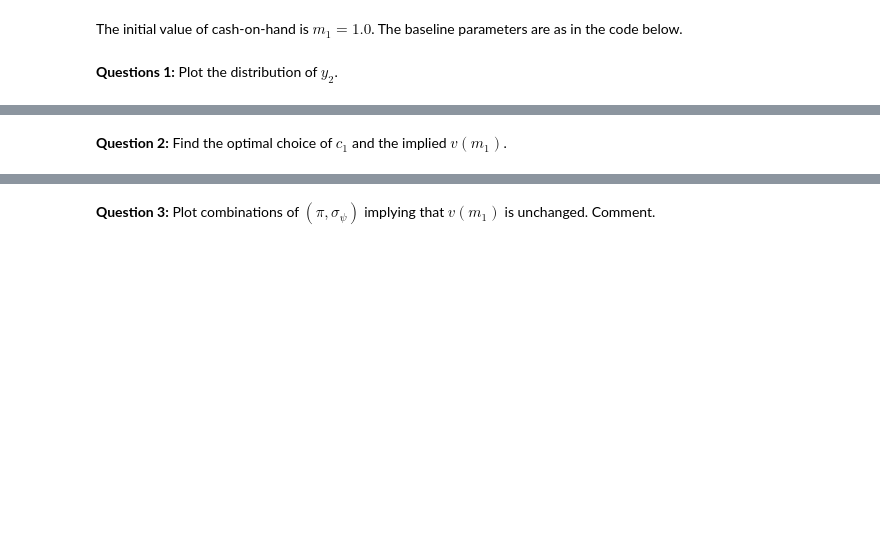
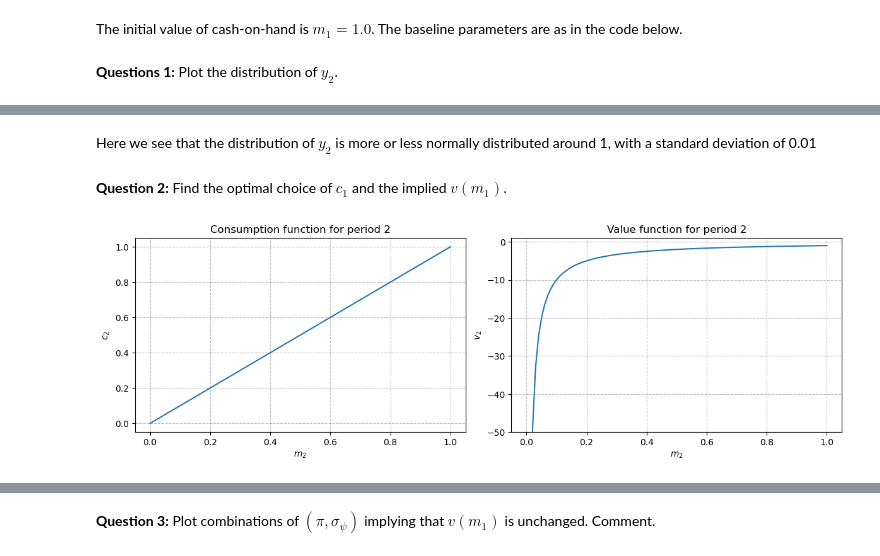
Before and after one commit to NumEconCopenhagen/projects-2023-joost-adam-og-frederik, a Jupyter notebook: examproject/re_exam_2023.ipynb, the cells around one changed output, grey strips where cells are left out. Drawn from its saved outputs; the diff is of its cells as text; code cells hidden in the pictures; blank space fills up the shorter version.

Commit message:
Description to Opg 1

```diff
--- a/examproject/re_exam_2023.ipynb
+++ b/examproject/re_exam_2023.ipynb
@@ -77,7 +78,10 @@ par.r = 0.05
 par.pi = 0.50
 par.sigma_psi = 0.10
 
-par.m1 = 2.0
+#OBS: In the model description we are told that the initial value of cash-on-hand is 1.0.
+#     However, in the baseline parameters given to us, the initial value of cash-on-hand is 2.0.
+#     We choose to set the initial value of cash-on-hand to 1.0, as this is what we are told from the model description.
+par.m1 = 1.0
 par.N = 100_000
 # %% [markdown]
 **Questions 1:** Plot the distribution of $y_2$.
@@ -107,3 +116,5 @@ print((f"Mean of y2: {mean_y2:.2f}\nMedian of y2: {median_y2:.2f}\nStd Dev of y2
+# %% [markdown]
+Here we see that the distribution of $y_2$ is more or less normally distributed around 1, with a standard deviation of 0.01
 # %% [markdown]
 **Question 2:** Find the optimal choice of $c_1$ and the implied $v(m_1)$.
 # %%
@@ -140,32 +151,34 @@ def solve_last_period(par):
     v_func = np.empty(par.N)
     c_func = np.empty(par.N)
 
     for i, m in enumerate(m_grid):
         obj = lambda c: -v_last_period(c, m, par) # Fix this line
         x0 = m / 2  # Initial guess of consumption
         result = optimize.minimize(obj, [x0], method='L-BFGS-B', bounds=((1e-8, m),))
         v_func[i] = -result.fun
-        c_func[i] = result.x[0]
+        c_func[i] = result.x
 
     return m_grid, v_func, c_func
 
 # Call the solve_last_period function
-m2_grid, v2_func, c2_func = solve_last_period(par)
+m2_grid,v2_func,c2_func = solve_last_period(par)
 
 # Setup the plots for the functions
 fig = plt.figure(figsize=(12,4))
 ax = fig.add_subplot(1,2,1)
 ax.plot(m2_grid, c2_func)
 ax.set_xlabel('$m_2$')
 ax.set_ylabel('$c_2$')
 ax.set_title('Consumption function for period 2')
 
 ax = fig.add_subplot(1,2,2)
 ax.plot(m2_grid, v2_func)
 ax.set_xlabel('$m_2$')
 ax.set_ylabel('$v_2$')
 ax.set_title('Value function for period 2')
 ax.set_ylim([-50, 1])
 
 fig.tight_layout(pad=1.0)
 plt.show()
+# %% [output]
+[figure, added]
```
Also changed, not shown: parts of 8 cells of this notebook.
